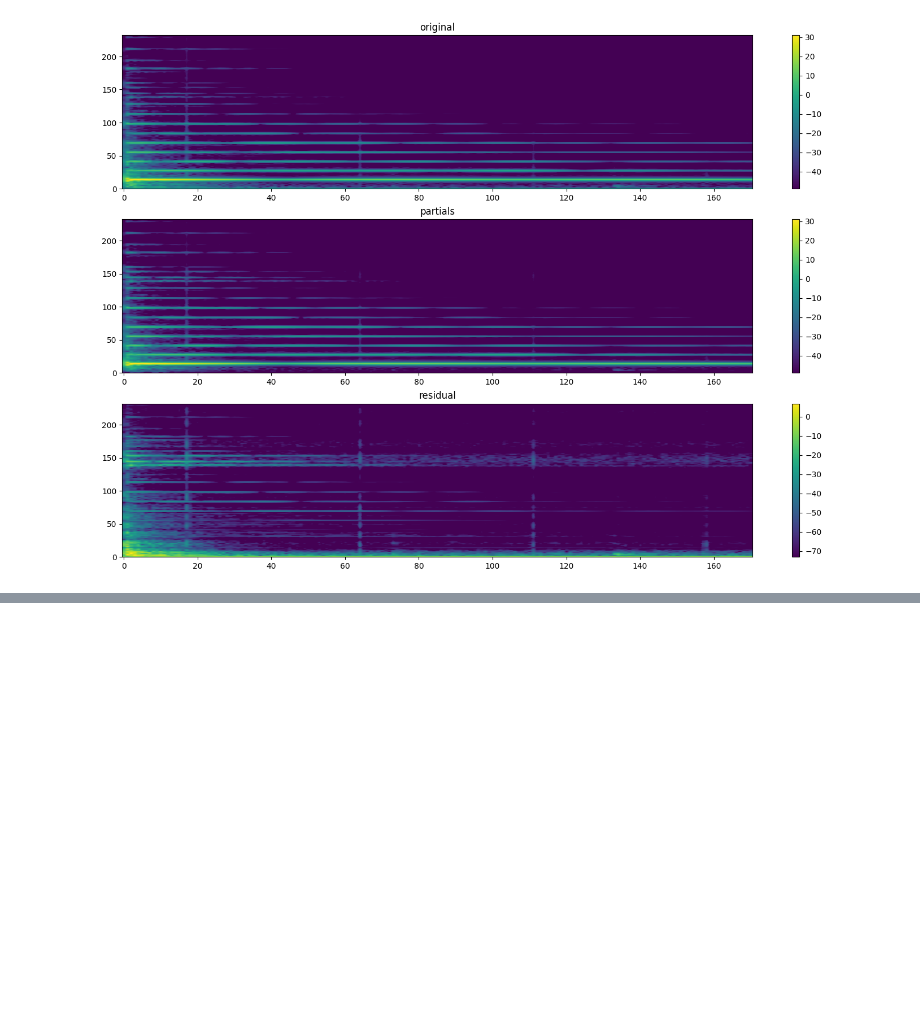
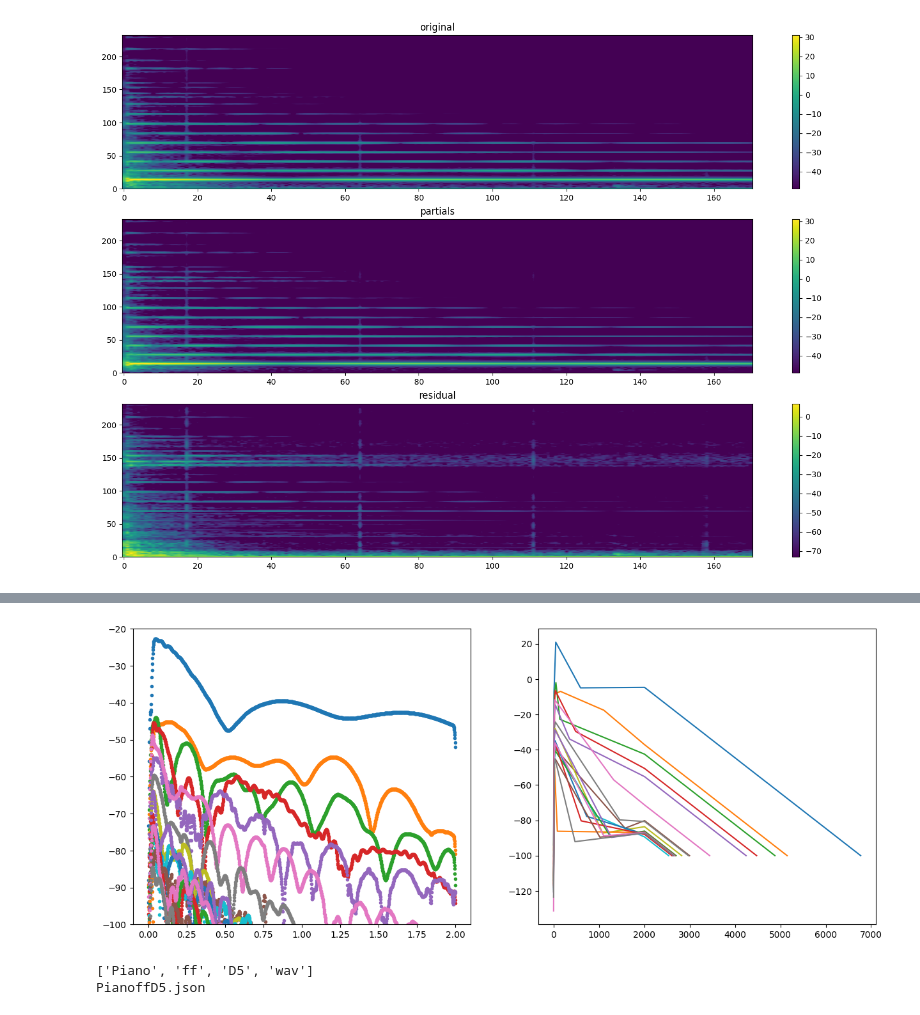
Before and after one commit to shorepine/amy, a Jupyter notebook: piano_heterodyne.ipynb, the cells around one changed output, grey strips where cells are left out. Saved outputs shown, nothing was run; the diff lists cells and outputs as text; code cells hidden in the pictures; blank space fills up the shorter version.

Commit message:
tulip_piano: Now using heterodyne analysis of UIowa MIS ff.D5.

```diff
--- a/piano_heterodyne.ipynb
+++ b/piano_heterodyne.ipynb
@@ -254,0 +397,24 @@ spectrogram(resid, sr=sr, f_max=10000, title='residual')
+# %%
+# Convert sinusoids into bp sets
+
+harms_params = {}
+
+max_harmonic = 18
+
+for hnum in range(max_harmonic):
+    x = mags[hnum, ::hop_len]
+    x[np.flatnonzero(x == 0)] = np.nan
+    xhat, xhat2, params = linseg_fit(median_filter(x, 5))
+    #print(xhat.shape, xhat2.shape)
+    val0 = params[0]
+    nvals = zip(params[1::2], params[2::2])
+    bp_list = [[0, db_to_lin(params[0])]] + [(int(round(n * dt * 1000)), lin_of_db(val)) for n, val in nvals]
+    last_time, last_mag = bp_list[-1]
+    last_mag_db = lin_to_db(last_mag)
+    final_mag_db = -100.0
+    if last_mag_db > final_mag_db:
+        terminal_slope = 20.0  # -db/sec
+        final_dur = (last_mag_db - final_mag_db) / terminal_slope
+        bp_list.append((int(round(1000*final_dur)), db_to_lin(final_mag_db)))
+    print("h", hnum + 1, bp_list)
+    harms_params[hnum + 1] = bp_list
@@ -254,0 +440,28 @@ spectrogram(resid, sr=sr, f_max=10000, title='residual')
+# %%
+plt.figure(figsize=(15, 6))
+plt.subplot(1,2,1)
+nfrm = mags[harms, ::hop_len].shape[-1]
+harms = np.arange(len(harms_params))
+frmTime = np.arange(nfrm) * hop_len / sr
+_ = plt.plot(frmTime[:nfrm], mags[harms, ::hop_len].T, '.')
+plt.ylim([-100, -20])
+
+plt.subplot(1,2,2)
+for i in range(len(harms_params)):
+    hnum = i + 1
+    times, vals = zip(*np.array(harms_params[hnum]))
+    times = np.cumsum(times)
+    vals = np.array(vals)
+    plt.plot(times, lin_to_db(vals))
+# %% [output]
+[figure, added]
+# %%
+import json
+print(filename.split('.'))
+params_file = ''.join(filename.split('.', -1)[:-1]) + '.json'
+print(params_file)
+#with open(params_file, 'w') as f:
+#    f.write(json.dumps(harms_params))
+# %% [output]
+['Piano', 'ff', 'D5', 'wav']
+PianoffD5.json
```
Also changed, not shown: parts of 3 cells of this notebook, 3 other files.
